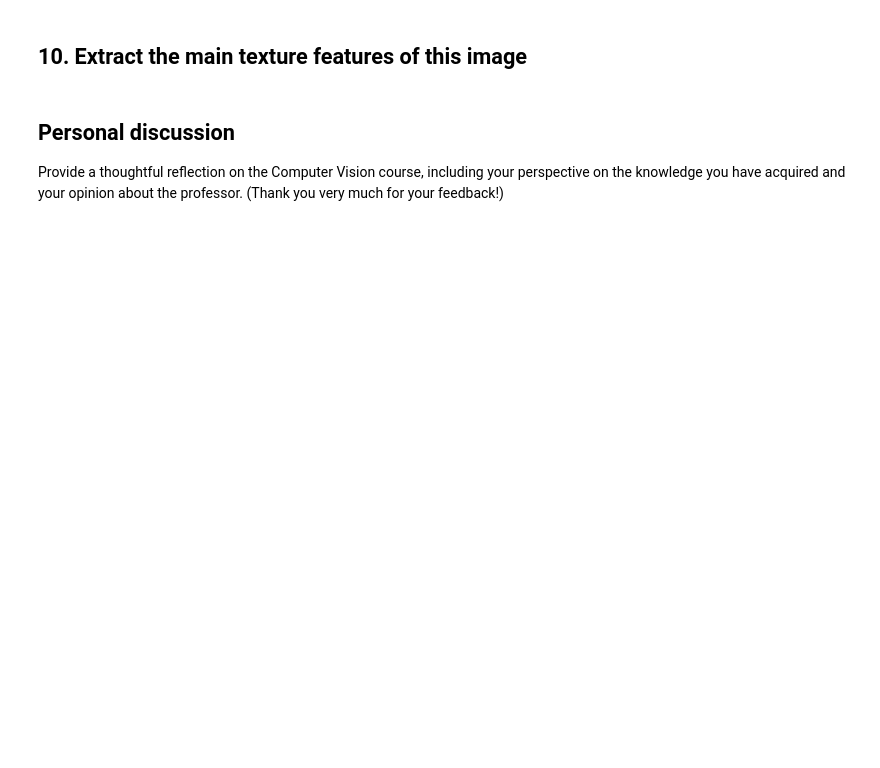
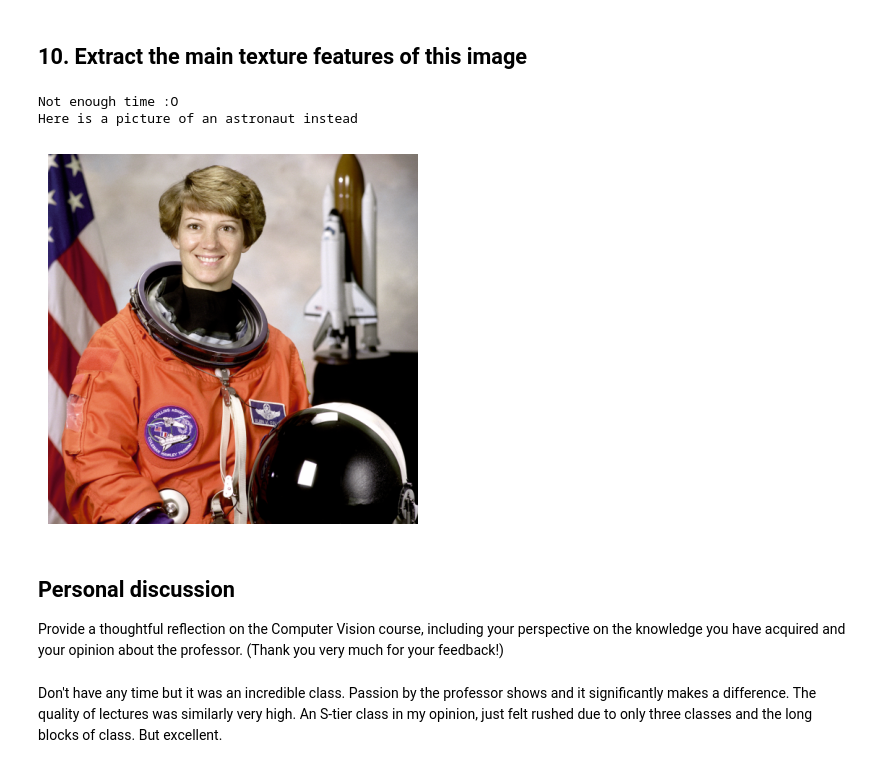
Before and after one commit to Hansespinosa2/emsse-notes, a Jupyter notebook: or/code/Tirana_CV_Test.ipynb, the cells around one changed output. Cells and saved outputs as stored; diff of their text form; code cells hidden in the pictures; blank space fills up the shorter version.

```diff
--- a/or/code/Tirana_CV_Test.ipynb
+++ b/or/code/Tirana_CV_Test.ipynb
@@ -147,6 +214,19 @@ dtype: float64
 # %% [markdown]
 ## 10. Extract the main texture features of this image
+# %%
+print("Not enough time :O")
+print("Here is a picture of an astronaut instead")
+
+plt.imshow(sk.data.astronaut())
+plt.axis('off')
+plt.show()
+# %% [output]
+Not enough time :O
+Here is a picture of an astronaut instead
+[figure, added]
 # %% [markdown]
 ## Personal discussion
 
 Provide a thoughtful reflection on the Computer Vision course, including your perspective on the knowledge you have acquired and your opinion about the professor. (Thank you very much for your feedback!)
+# %% [markdown]
+Don't have any time but it was an incredible class. Passion by the professor shows and it significantly makes a difference. The quality of lectures was similarly very high. An S-tier class in my opinion, just felt rushed due to only three classes and the long blocks of class. But excellent.
```
Also changed, not shown: parts of 4 cells of this notebook, 5 other files.
